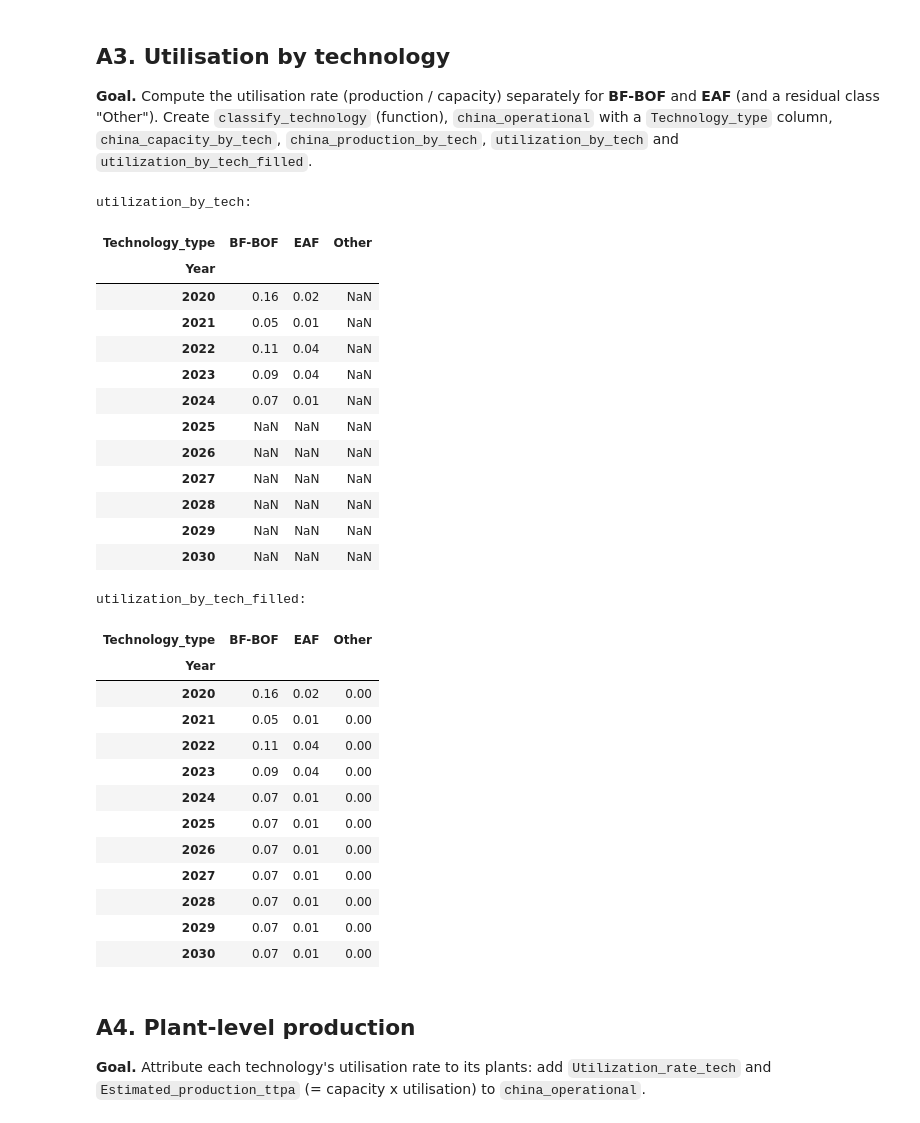
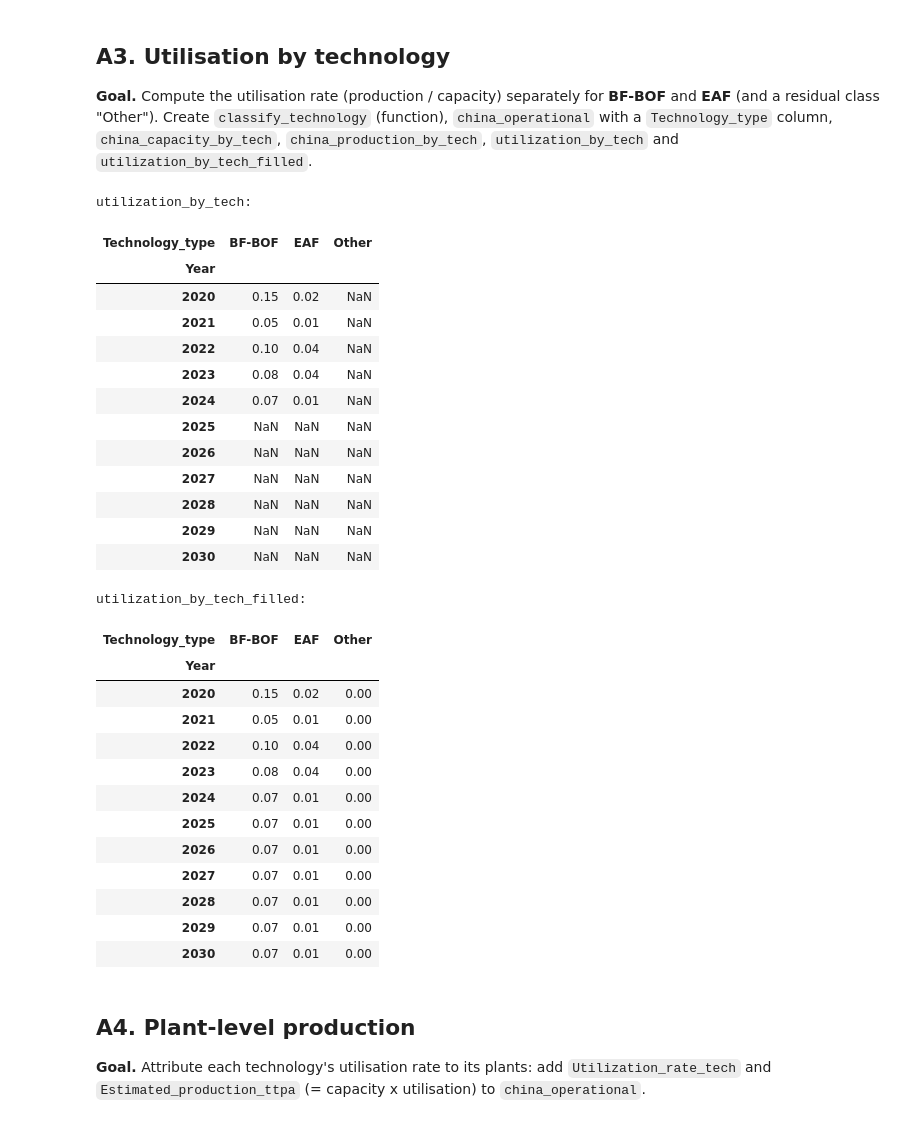
Before and after one commit to Polluxgnr/lab3, a Jupyter notebook: lab3.ipynb, the cells around one changed output. Saved outputs shown, nothing was run; the diff lists cells and outputs as text; code cells hidden in the pictures.

```diff
--- a/lab3.ipynb
+++ b/lab3.ipynb
@@ -259,37 +262,39 @@ Create `classify_technology` (function), `china_operational` with a `Technology_
 def classify_technology(equipment):
     s = str(equipment)
     if 'BF' in s and 'BOF' in s:
         return 'BF-BOF'
+    elif 'BOF' in s and 'EAF' not in s:
+        return 'BF-BOF'  # BOF converter belongs to the primary coal-based BF-BOF route
     elif 'EAF' in s:
         return 'EAF'
     else:
         return 'Other'
 
 china_operational['Technology_type'] = china_operational['Main production equipment'].apply(classify_technology)
 china_crude['Technology_type'] = china_crude['Main production equipment'].apply(classify_technology)
 
 china_capacity_by_tech = china_operational.groupby(['Year', 'Technology_type'])['capacity'].sum().unstack(fill_value=0)
 china_production_by_tech = china_crude.groupby(['Year', 'Technology_type'])['Production'].sum().unstack(fill_value=0)
 
 # Align year index across full target window 2020-2030
 china_production_by_tech = china_production_by_tech.reindex(index=years, columns=china_capacity_by_tech.columns)
 utilization_by_tech = china_production_by_tech / china_capacity_by_tech
 
 # Forward-fill utilization for forecast years, back-fill and fill residuals
 utilization_by_tech_filled = utilization_by_tech.ffill().bfill().fillna(0)
 
 print("utilization_by_tech:")
 display(utilization_by_tech)
 print("utilization_by_tech_filled:")
 display(utilization_by_tech_filled)
 # %% [output]
 utilization_by_tech:
 | Technology_type | BF-BOF | EAF | Other |
 | Year |  |  |  |
-| 2020 | 0.16 | 0.02 | NaN |
+| 2020 | 0.15 | 0.02 | NaN |
 | 2021 | 0.05 | 0.01 | NaN |
-| 2022 | 0.11 | 0.04 | NaN |
-| 2023 | 0.09 | 0.04 | NaN |
+| 2022 | 0.10 | 0.04 | NaN |
+| 2023 | 0.08 | 0.04 | NaN |
 | 2024 | 0.07 | 0.01 | NaN |
 | 2025 | NaN | NaN | NaN |
 | 2026 | NaN | NaN | NaN |
@@ -300,10 +305,10 @@ utilization_by_tech:
 utilization_by_tech_filled:
 | Technology_type | BF-BOF | EAF | Other |
 | Year |  |  |  |
-| 2020 | 0.16 | 0.02 | 0.00 |
+| 2020 | 0.15 | 0.02 | 0.00 |
 | 2021 | 0.05 | 0.01 | 0.00 |
-| 2022 | 0.11 | 0.04 | 0.00 |
-| 2023 | 0.09 | 0.04 | 0.00 |
+| 2022 | 0.10 | 0.04 | 0.00 |
+| 2023 | 0.08 | 0.04 | 0.00 |
 | 2024 | 0.07 | 0.01 | 0.00 |
 | 2025 | 0.07 | 0.01 | 0.00 |
 | 2026 | 0.07 | 0.01 | 0.00 |
```
Also changed, not shown: parts of 31 cells of this notebook.
